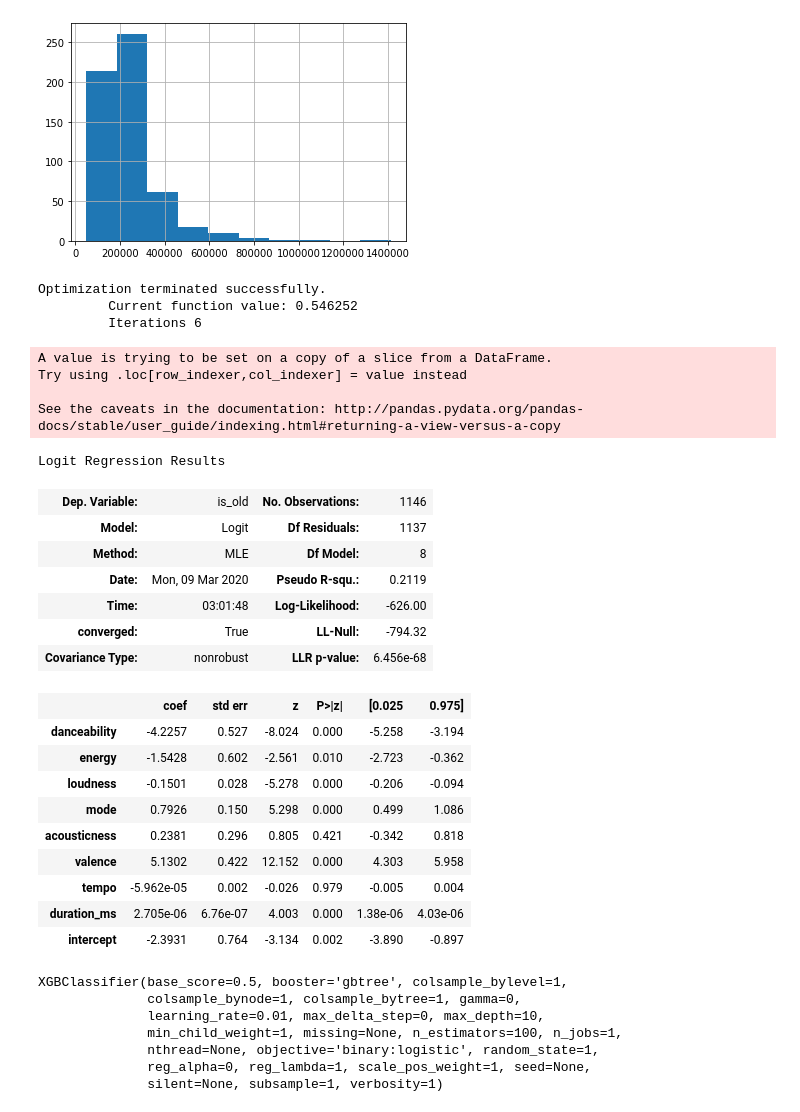
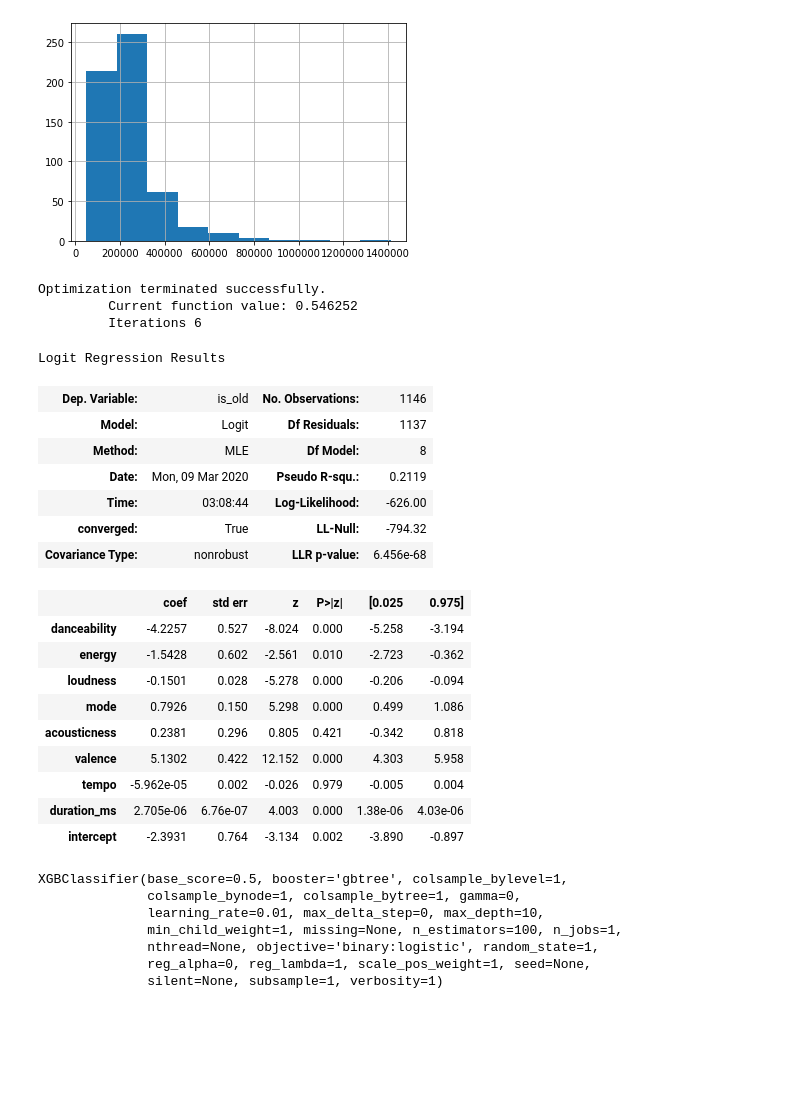
Before and after one commit to jaredbgo/music_analysis, a Jupyter notebook: spotify_old_vs_new.ipynb, the cells around one changed output. Saved outputs shown, nothing was run; the diff lists cells and outputs as text; code cells hidden in the pictures; blank space fills up the shorter version.

Commit message:
logit warning fix

```diff
--- a/spotify_old_vs_new.ipynb
+++ b/spotify_old_vs_new.ipynb
@@ -167,26 +167,22 @@ duration_ms
 # %%
 # Before I build my predictive model, let's do some inference to see what features could be helpful
 # Logistic regression here we come
-logit_X = song_model_data[["danceability", "energy", "loudness", "mode", "acousticness", "valence", "tempo", "duration_ms"]]
+logit_X = song_model_data.copy()[["danceability", "energy", "loudness", "mode", "acousticness", "valence", "tempo", "duration_ms"]]
 logit_X["intercept"] = 1
 logit_y = song_model_data.is_old
-logit = logit = sm.Logit(logit_y, logit_X)
+logit = sm.Logit(logit_y, logit_X)
 logit.fit().summary()
 #interestingly, most variables look like they help, except acousticness and tempo
 # %% [output]
 Optimization terminated successfully.
          Current function value: 0.546252
          Iterations 6
-A value is trying to be set on a copy of a slice from a DataFrame.
-Try using .loc[row_indexer,col_indexer] = value instead
-
-See the caveats in the documentation: http://pandas.pydata.org/pandas-docs/stable/user_guide/indexing.html#returning-a-view-versus-a-copy
+Logit Regression Results
-Logit Regression Results
 | Dep. Variable: | is_old | No. Observations: | 1146 |
 | Model: | Logit | Df Residuals: | 1137 |
 | Method: | MLE | Df Model: | 8 |
 | Date: | Mon, 09 Mar 2020 | Pseudo R-squ.: | 0.2119 |
-| Time: | 03:01:48 | Log-Likelihood: | -626.00 |
+| Time: | 03:08:44 | Log-Likelihood: | -626.00 |
 | converged: | True | LL-Null: | -794.32 |
 | Covariance Type: | nonrobust | LLR p-value: | 6.456e-68 |
 |  | coef | std err | z | P>|z| | [0.025 | 0.975] |
```
